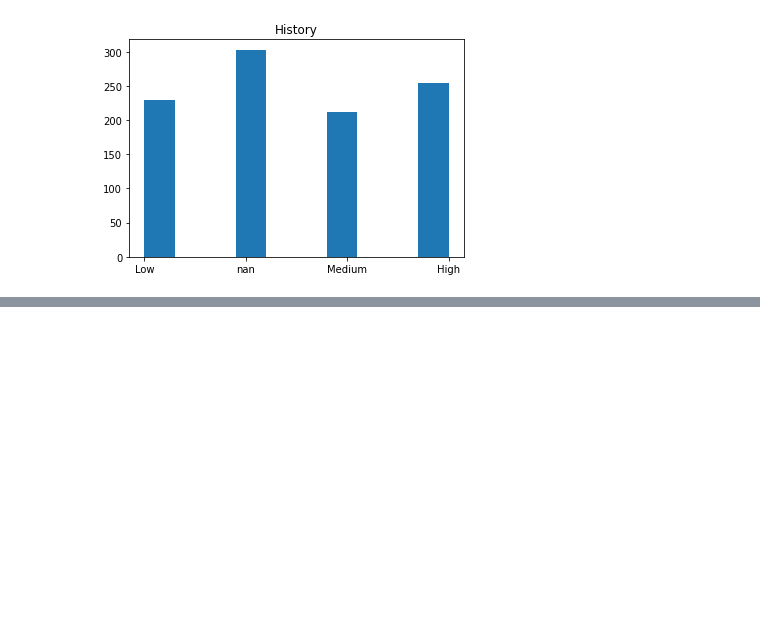
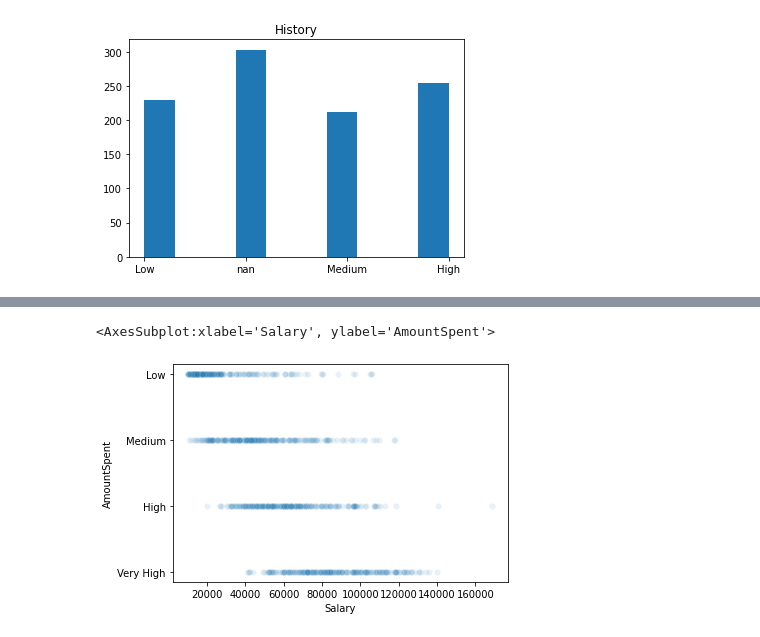
Before and after one commit to JXLK-dev/machinelearning, a Jupyter notebook: datasets_visualization.ipynb, the cells around one changed output, grey strips where cells are left out. Drawn from its saved outputs; the diff is of its cells as text; code cells hidden in the pictures; blank space fills up the shorter version.

```diff
--- a/datasets_visualization.ipynb
+++ b/datasets_visualization.ipynb
@@ -92,0 +103,5 @@ plt.show()
+# %%
+sns.scatterplot(data.Salary,data.AmountSpent,alpha=0.1)
+# %% [output]
+<AxesSubplot:xlabel='Salary', ylabel='AmountSpent'>
+[figure, added]
```
Also changed, not shown: parts of 2 cells of this notebook.
